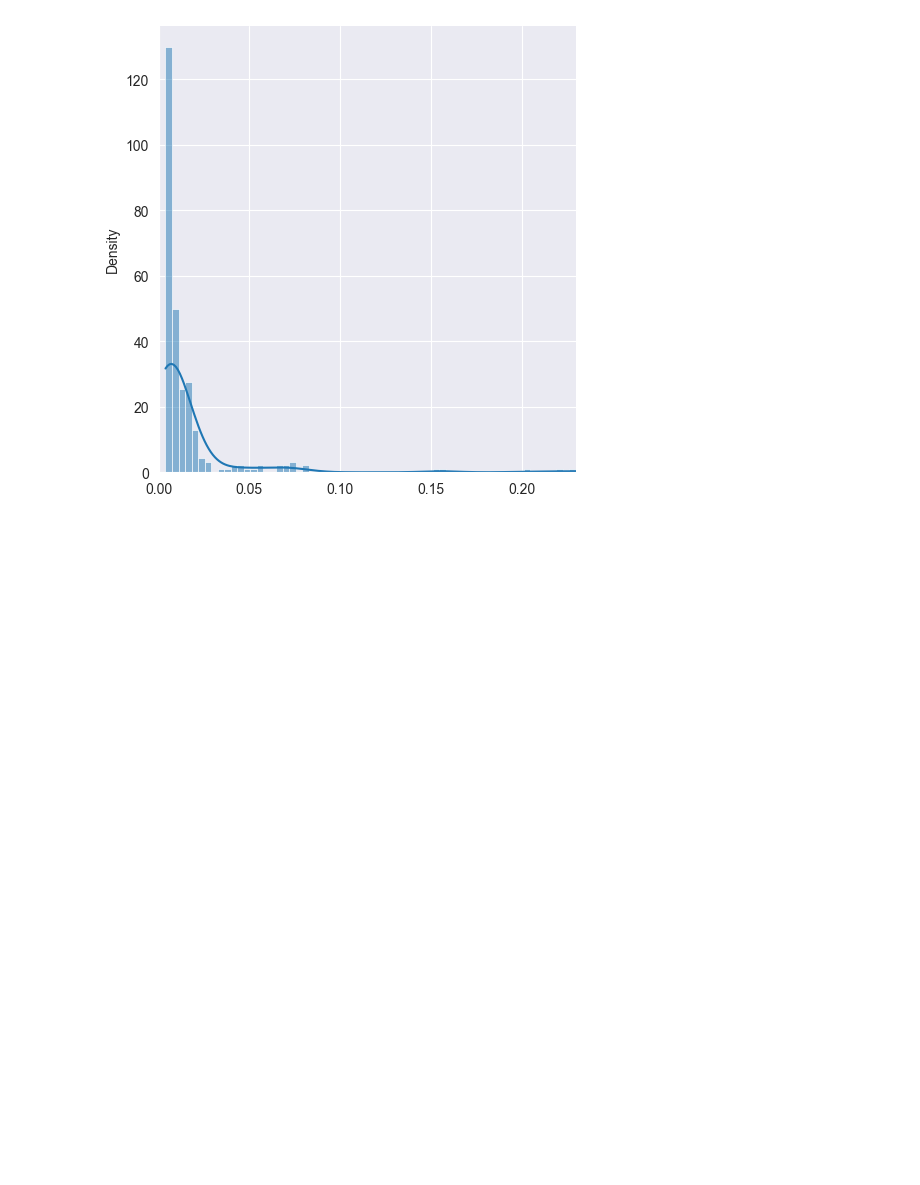
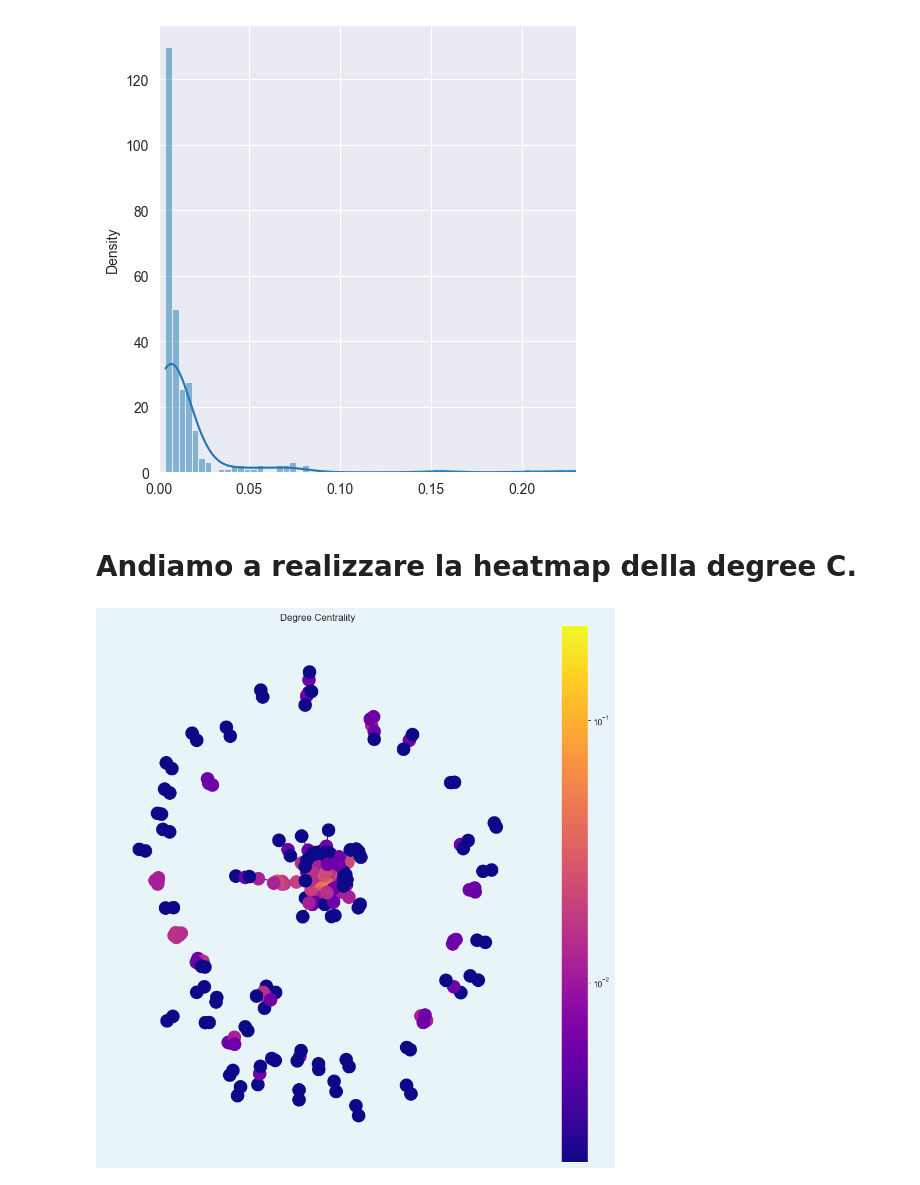
Before and after one commit to ChiaraAmalia/networkxProject, a Jupyter notebook: networkSimo.ipynb, the cells around one changed output. Saved outputs shown, nothing was run; the diff lists cells and outputs as text; code cells hidden in the pictures; blank space fills up the shorter version.

```diff
--- a/networkSimo.ipynb
+++ b/networkSimo.ipynb
@@ -10,3 +12,17 @@ import matplotlib.colors as colors
+# %%
+def draw(G, pos, measures, measure_name):
+
+    nodes = nx.draw_networkx_nodes(G, pos, node_size=250, cmap=plt.cm.plasma,
+                                   node_color=list(measures.values()),
+                                   nodelist=measures.keys())
+    nodes.set_norm(mcolors.SymLogNorm(linthresh=0.01, linscale=1))
+
+    #labels = nx.draw_networkx_labels(G, pos)
+    edges = nx.draw_networkx_edges(G, pos)
+
+    plt.title(measure_name)
+    plt.colorbar(nodes)
+    plt.axis('off')
 # %% [markdown]
 # Qui vado a caricare il grafo per fare le analisi
 # %%
@@ -53,3 +69,11 @@ plt.xlim(0, 0.23)
 # %% [output]
 (0.0, 0.23)
 [figure]
+# %% [markdown]
+# Andiamo a realizzare la heatmap della degree C.
+# %%
+plt.figure(figsize=(12,12),facecolor='#e8f4f8')
+pos = nx.spring_layout(graph)
+draw(graph, pos, d, 'Degree Centrality')
+# %% [output]
+[figure, added]
```
Also changed, not shown: parts of 18 cells of this notebook.
